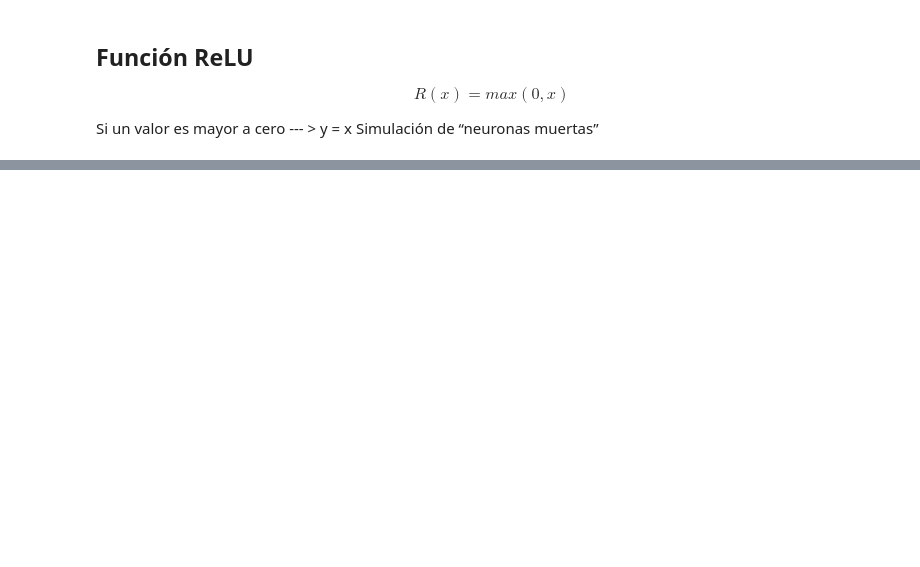
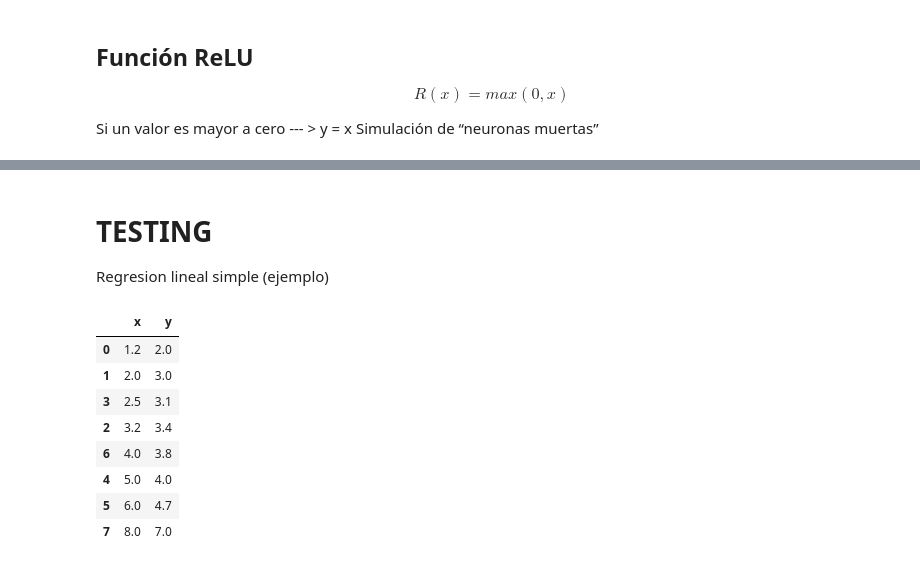
Before and after one commit to williandres/AiRoute, a Jupyter notebook: math/functions/trigger_functions.ipynb, the cells around one changed output, grey strips where cells are left out. Saved outputs shown, nothing was run; the diff lists cells and outputs as text; code cells hidden in the pictures; blank space fills up the shorter version.

Commit message:
testing linear regresion

```diff
--- a/math/functions/trigger_functions.ipynb
+++ b/math/functions/trigger_functions.ipynb
@@ -107,0 +112,24 @@ plt.grid()
+# %% [markdown]
+# TESTING
+
+Regresion lineal simple (ejemplo)
+# %%
+x = np.array([1.2,2, 3.2,2.5,5,6,4,8])
+y = np.array([2,3,3.4,3.1,4,4.7,3.8,7])
+
+df = pd.DataFrame({
+                "x":x,
+                "y":y
+                })
+df.sort_values("x", inplace=True)
+df
+# %% [output]
+|  | x | y |
+| 0 | 1.2 | 2.0 |
+| 1 | 2.0 | 3.0 |
+| 3 | 2.5 | 3.1 |
+| 2 | 3.2 | 3.4 |
+| 6 | 4.0 | 3.8 |
+| 4 | 5.0 | 4.0 |
+| 5 | 6.0 | 4.7 |
+| 7 | 8.0 | 7.0 |
```
Also changed, not shown: parts of 11 cells of this notebook, 4 other files.
